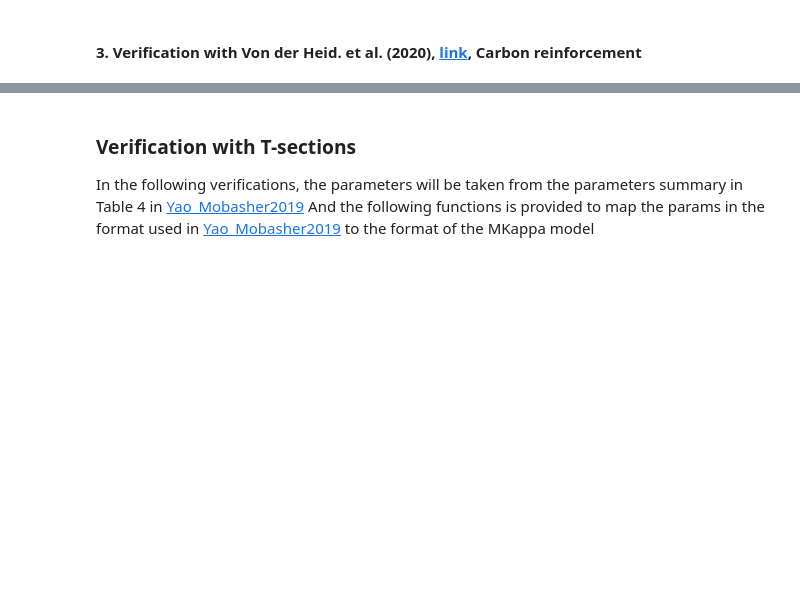
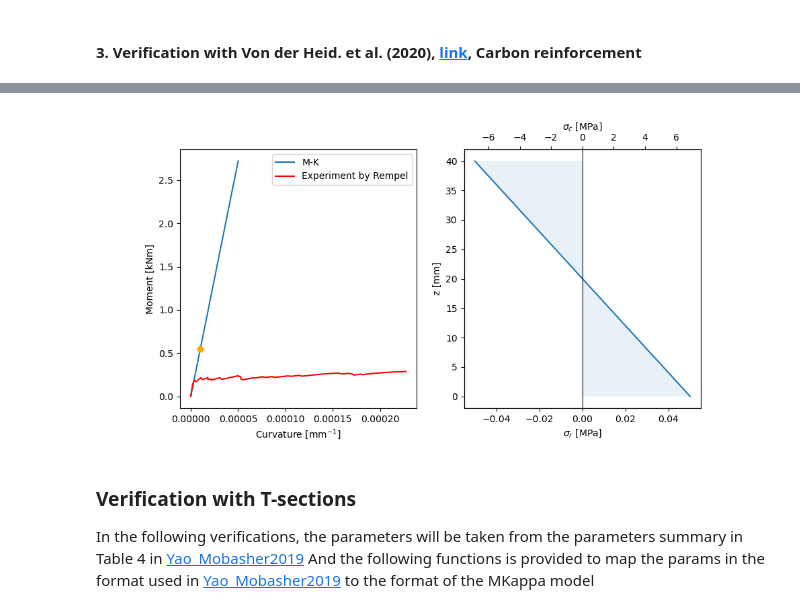
Before and after one commit to rosoba/bmcs_cross_section, a Jupyter notebook: notebooks/mkappa/mkappa_verification.ipynb, the cells around one changed output, grey strips where cells are left out. Cells and saved outputs as stored; diff of their text form; code cells hidden in the pictures; blank space fills up the shorter version.

```diff
--- a/notebooks/mkappa/mkappa_verification.ipynb
+++ b/notebooks/mkappa/mkappa_verification.ipynb
@@ -443,3 +309,24 @@ plot_mk_ver(mc, ver_data2)
+# %%
+# b)
+ver_data_50 = get_data(element1='./verification_data/Rem20/Abbildung_4-12', xlsx_file='rem18_4-12-b.xlsx', k='V14-T61-S50_k', m='V14-T61-S50_m', k_faktor=1e-3)
+ver_data_51 = get_data(element1='./verification_data/Rem20/Abbildung_4-12', xlsx_file='rem18_4-12-b.xlsx', k='V14-T61-S51_k', m='V14-T61-S51_m', k_faktor=1e-3)
+ver_data_52 = get_data(element1='./verification_data/Rem20/Abbildung_4-12', xlsx_file='rem18_4-12-b.xlsx', k='V14-T61-S52_k', m='V14-T61-S52_m', k_faktor=1e-3)
+
+# V14-T61-S52
+# das ist AR-Glas und nicht Carbon?
+mc = make_mc(high_kappa=5e-6, B=300, H=40,
+           E_cc=34000, E_ct=34000, mu=0.63, eps_cr=0.0214,
+           material_r1='carbon',#!!!
+           E_r1=74618, f_t_r1=1599,
+           n_m=100, n_kappa=100, slider=0.000001,
+           rho=0.003, v_f=0.015, omega=11.6, psi=20.9, alpha=0.91, lambda_cu=26.5, beta_tu=190)
+           #beta_tu = 190,  # SUPPOSED because it's missing
+           #E_s = 74618, # Kett: 70843
+           #f_sy = 1599, #Kett:1590
+           #eps_cr = 0.0214, # Kett: 0.0224
+plot_mk_ver(mc, ver_data_52, test_name='Rempel')
+# %% [output]
+[figure, added]
 # %% [markdown]
 ### Verification with T-sections
 In the following verifications, the parameters will be taken from the parameters summary in Table 4 in [Yao_Mobasher2019](https://doi.org/10.1002/suco.201900404)
```
Also changed, not shown: parts of 17 cells of this notebook.
